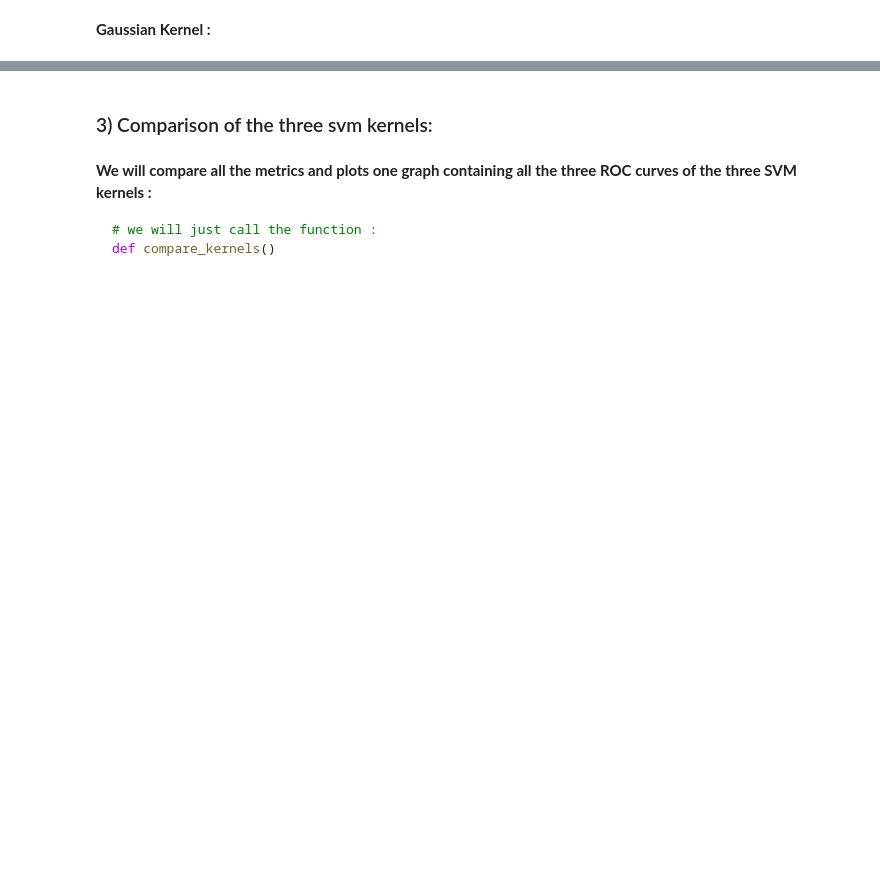
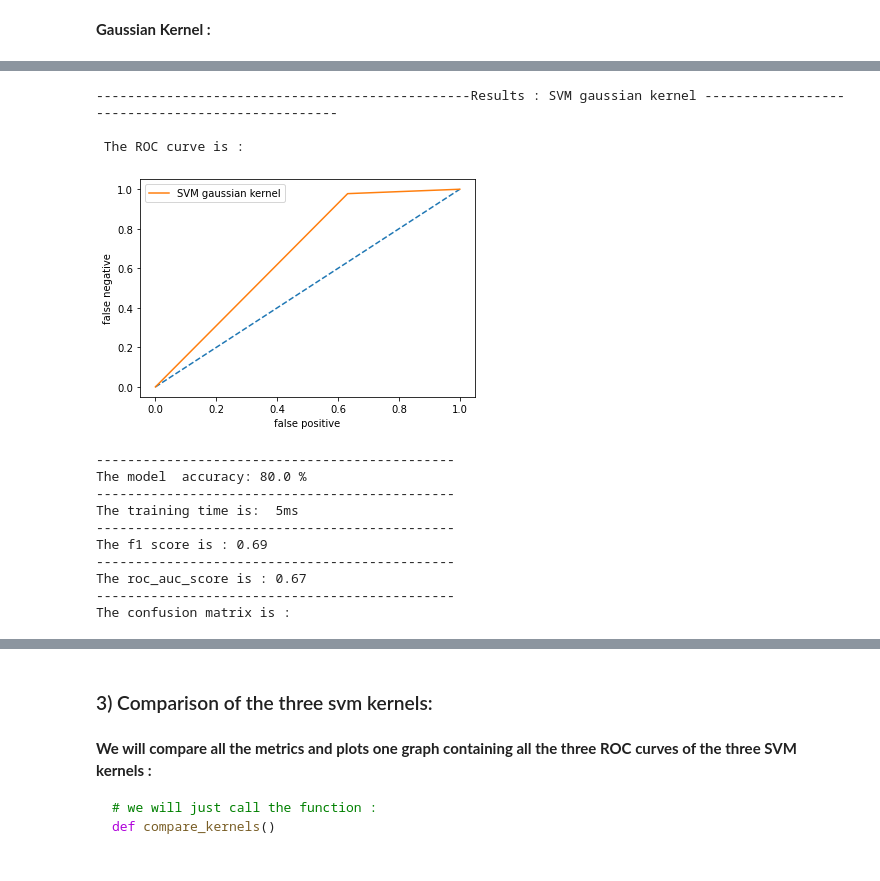
Before and after one commit to mohammedAljadd/students-performance-prediction, a Jupyter notebook: code.ipynb, the cells around one changed output, grey strips where cells are left out. Drawn from its saved outputs; the diff is of its cells as text; code cells hidden in the pictures; blank space fills up the shorter version.

```diff
--- a/code.ipynb
+++ b/code.ipynb
@@ -1351,0 +1357,80 @@ The confusion matrix is :
+# %%
+###################################################### Gaussian kernel ######################################################
+optimal_split_state3 = 0
+maxAccuracy = 0
+maxF1 = 0
+
+
+# We already tune parameters, we do not need to loop over all the hyperparamters again,
+# if you want to do so just set max_iteration to 500 for example
+# and remove the line 'optimal_split_state3 = 32987800' at the bottom of this cell.
+
+max_iteration = 0
+if max_iteration != 0:
+    print ('----------------------------------------------Hyperparameters tunning starts'\
+          '--------------------------------------------\n\n')
+for k in range(max_iteration):
+    print ('Iteration :'+str(k)+', Current accuracy: '+str(maxAccuracy)+', Current f1 '+str(maxF1), end="\r")
+
+    split_state = np.random.randint(1,100000000)-1
+    X_train,X_val,X_test,y_train,y_val,y_test = split(df,rest_size=0.4,test_size=0.4,randomState=split_state)
+
+    # Let's get the optimal C and the degree value for the polynomial kernal
+    optimal_C, optimal_gamma = optimal_C_gamma_values()
+
+    # Now let's use the optimal c value and the optimal degree value
+    gauss_clf = SVC(C=optimal_C,kernel='rbf',gamma=optimal_gamma)
+
+    # Let's train the model with the optimal C value
+    gauss_clf.fit(X_train, y_train)
+    y_gauss = gauss_clf.predict(X_test)
+    gauss_f1 = f1_score(y_test, y_gauss, average='macro')
+    gauss_accuracy = accuracy_score(y_test, y_gauss)*100
+
+    if gauss_accuracy>maxAccuracy and gauss_f1>maxF1:
+        maxAccuracy = gauss_accuracy
+        maxF1 = gauss_f1
+        optimal_split_state3 = split_state
+
+# We've already tuned our hyperparameters, we will not repeat that as it takes soo long.
+# The optimal split state for polynomial kernel is 32987800
+# Let's try that split state
+optimal_split_state3 = 32987800
+
+X_train,X_val,X_test,y_train,y_val,y_test = split(df,rest_size=0.4,test_size=0.4,randomState=optimal_split_state3)
+
+optimal_C, optimal_gamma = optimal_C_gamma_values()
+
+
+# Now let's use the optimal C value
+gauss_clf = SVC(C=optimal_C,kernel='rbf',gamma=optimal_gamma)
+
+# Let's train the model and calculate the training time
+tic = time()
+gauss_clf.fit(X_train, y_train)
+toc = time()
+time3 = str(round(1000*(toc-tic))) + "ms"
+y_gauss = gauss_clf.predict(X_test)
+gauss_accuracy = (accuracy_score(y_test, y_gauss)*100)
+
+if max_iteration != 0:
+    print('\n\n\n                            ---------------------------process ended'\
+         '------------------------------------                            \n\n\n')
+
+# Let's show the resuls
+showResults(gauss_accuracy, time3, y_gauss,'SVM gaussian kernel')
+# %% [output]
+------------------------------------------------Results : SVM gaussian kernel -------------------------------------------------
+
+ The ROC curve is :
+[figure, added]
+----------------------------------------------
+The model  accuracy: 80.0 %
+----------------------------------------------
+The training time is:  5ms
+----------------------------------------------
+The f1 score is : 0.69
+----------------------------------------------
+The roc_auc_score is : 0.67
+----------------------------------------------
+The confusion matrix is :
```
Also changed, not shown: parts of 8 cells of this notebook.
